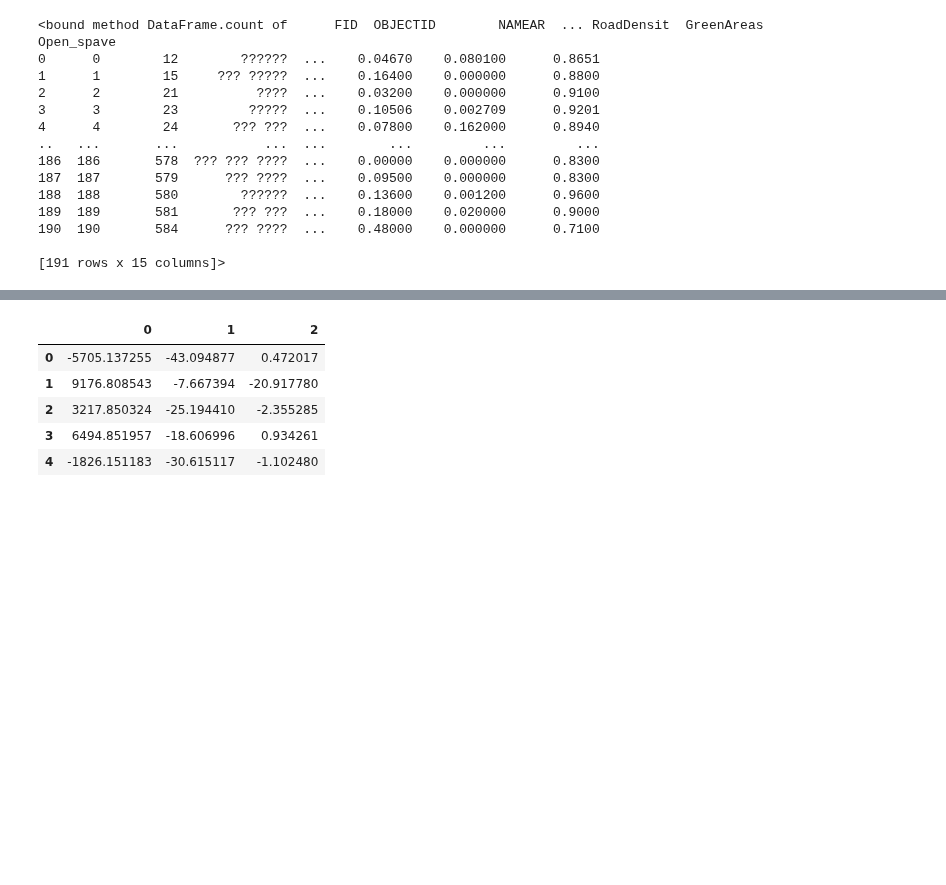
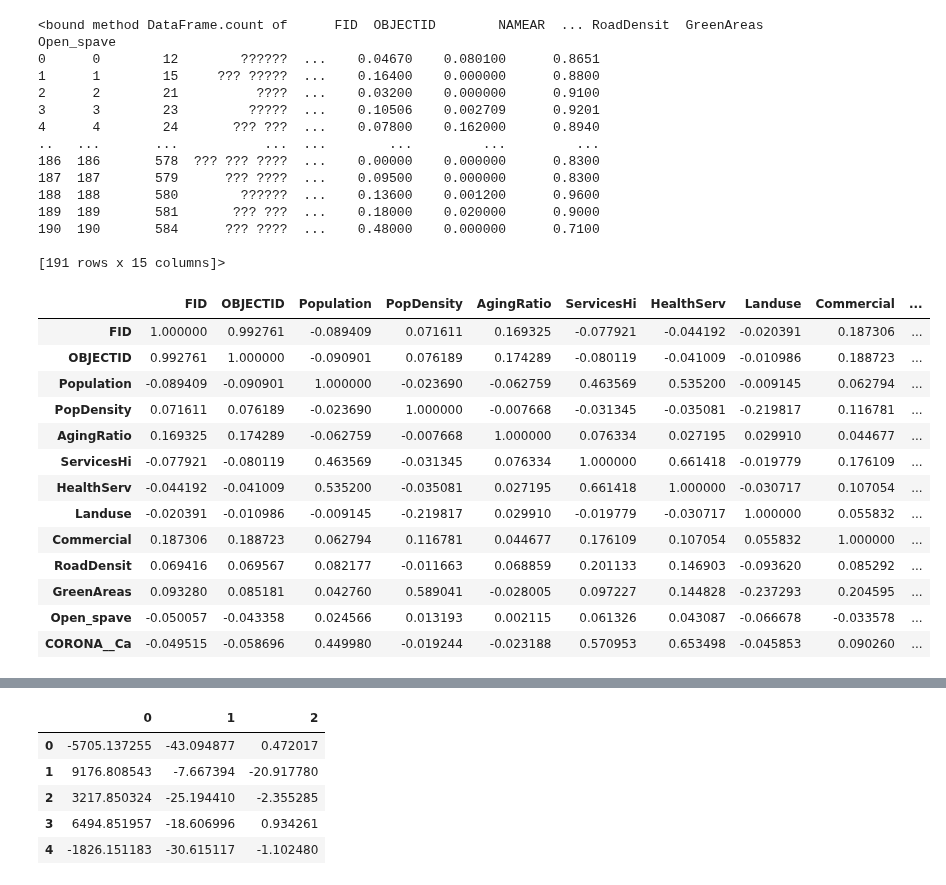
Before and after one commit to saja-aish12/MachineLearning, a Jupyter notebook: machine_project.ipynb, the cells around one changed output, grey strips where cells are left out. Drawn from its saved outputs; the diff is of its cells as text; code cells hidden in the pictures; blank space fills up the shorter version.

```diff
--- a/machine_project.ipynb
+++ b/machine_project.ipynb
@@ -55,3 +55,22 @@ y = data['CORONA__Ca']
 X_train, X_test, y_train, y_test = train_test_split(X,y,test_size=0.2, random_state=10)
 
 #x = pd.DataFrame(x)
+# %%
+x=data[['FID','OBJECTID','Population','PopDensity','AgingRatio','ServicesHi','HealthServ','Landuse','Commercial','RoadDensit','GreenAreas','Open_spave','CORONA__Ca']]
+
+x.corr()
+# %% [output]
+|  | FID | OBJECTID | Population | PopDensity | AgingRatio | ServicesHi | HealthServ | Landuse | Commercial | ... |
+| FID | 1.000000 | 0.992761 | -0.089409 | 0.071611 | 0.169325 | -0.077921 | -0.044192 | -0.020391 | 0.187306 | ... |
+| OBJECTID | 0.992761 | 1.000000 | -0.090901 | 0.076189 | 0.174289 | -0.080119 | -0.041009 | -0.010986 | 0.188723 | ... |
+| Population | -0.089409 | -0.090901 | 1.000000 | -0.023690 | -0.062759 | 0.463569 | 0.535200 | -0.009145 | 0.062794 | ... |
+| PopDensity | 0.071611 | 0.076189 | -0.023690 | 1.000000 | -0.007668 | -0.031345 | -0.035081 | -0.219817 | 0.116781 | ... |
+| AgingRatio | 0.169325 | 0.174289 | -0.062759 | -0.007668 | 1.000000 | 0.076334 | 0.027195 | 0.029910 | 0.044677 | ... |
+| ServicesHi | -0.077921 | -0.080119 | 0.463569 | -0.031345 | 0.076334 | 1.000000 | 0.661418 | -0.019779 | 0.176109 | ... |
+| HealthServ | -0.044192 | -0.041009 | 0.535200 | -0.035081 | 0.027195 | 0.661418 | 1.000000 | -0.030717 | 0.107054 | ... |
+| Landuse | -0.020391 | -0.010986 | -0.009145 | -0.219817 | 0.029910 | -0.019779 | -0.030717 | 1.000000 | 0.055832 | ... |
+| Commercial | 0.187306 | 0.188723 | 0.062794 | 0.116781 | 0.044677 | 0.176109 | 0.107054 | 0.055832 | 1.000000 | ... |
+| RoadDensit | 0.069416 | 0.069567 | 0.082177 | -0.011663 | 0.068859 | 0.201133 | 0.146903 | -0.093620 | 0.085292 | ... |
+| GreenAreas | 0.093280 | 0.085181 | 0.042760 | 0.589041 | -0.028005 | 0.097227 | 0.144828 | -0.237293 | 0.204595 | ... |
+| Open_spave | -0.050057 | -0.043358 | 0.024566 | 0.013193 | 0.002115 | 0.061326 | 0.043087 | -0.066678 | -0.033578 | ... |
+| CORONA__Ca | -0.049515 | -0.058696 | 0.449980 | -0.019244 | -0.023188 | 0.570953 | 0.653498 | -0.045853 | 0.090260 | ... |
```
Also changed, not shown: parts of 17 cells of this notebook.
